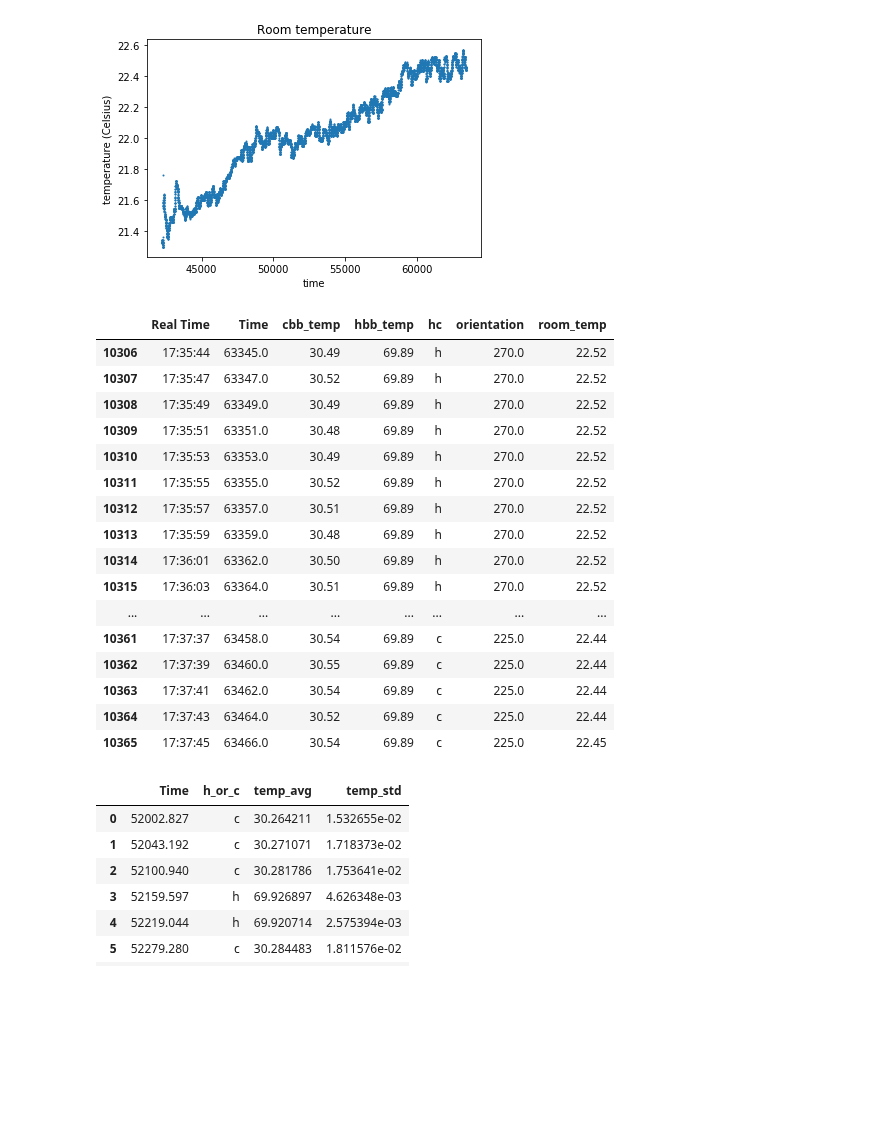
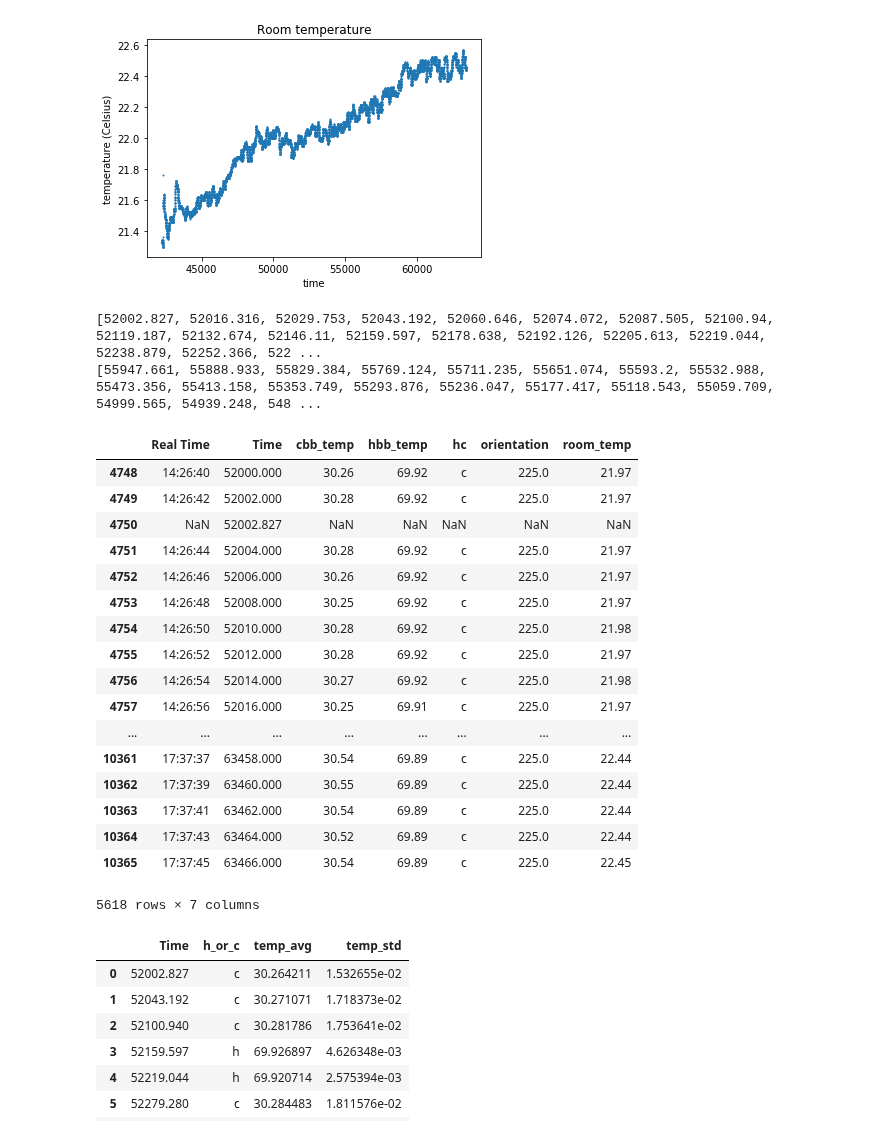
Before and after one commit to micolbedarida/MSci_Project, a Jupyter notebook: data_analysis_after_realignment.ipynb, the cells around one changed output. Saved outputs shown, nothing was run; the diff lists cells and outputs as text; code cells hidden in the pictures; blank space fills up the shorter version.

```diff
--- a/data_analysis_after_realignment.ipynb
+++ b/data_analysis_after_realignment.ipynb
@@ -144,9 +144,14 @@ start_time = 52000
 end_time = 56000
 
 times_all = [i for i in spectrum_times if start_time<i and i<end_time] # select times when reading is stable
+print(times_all)
 times = times_all[-4:0:-4] #only want every fourth spectrum
+print(times)
 times.append(times_all[0])
 times.sort(reverse = True) #need to insert rows into dataframe in reverse order in order not to get messed up with indices
+# %% [output]
+[52002.827, 52016.316, 52029.753, 52043.192, 52060.646, 52074.072, 52087.505, 52100.94, 52119.187, 52132.674, 52146.11, 52159.597, 52178.638, 52192.126, 52205.613, 52219.044, 52238.879, 52252.366, 522 ...
+[55947.661, 55888.933, 55829.384, 55769.124, 55711.235, 55651.074, 55593.2, 55532.988, 55473.356, 55413.158, 55353.749, 55293.876, 55236.047, 55177.417, 55118.543, 55059.709, 54999.565, 54939.248, 548 ...
 # %%
 #scan log_times, and insert spectra at corresponding times, with 'Nan' in the h_c column (by default)
 log_times = log_file['Time']
@@ -162,25 +167,26 @@ for t in times:
         line = pd.DataFrame([t], columns = [time_col_name])
         log_file = insert_row(i, log_file, line)
 # %%
-log_file[-60:]
+log_file[4748:]
 # %% [output]
 |  | Real Time | Time | cbb_temp | hbb_temp | hc | orientation | room_temp |
-| 10306 | 17:35:44 | 63345.0 | 30.49 | 69.89 | h | 270.0 | 22.52 |
-| 10307 | 17:35:47 | 63347.0 | 30.52 | 69.89 | h | 270.0 | 22.52 |
-| 10308 | 17:35:49 | 63349.0 | 30.49 | 69.89 | h | 270.0 | 22.52 |
-| 10309 | 17:35:51 | 63351.0 | 30.48 | 69.89 | h | 270.0 | 22.52 |
-| 10310 | 17:35:53 | 63353.0 | 30.49 | 69.89 | h | 270.0 | 22.52 |
-| 10311 | 17:35:55 | 63355.0 | 30.52 | 69.89 | h | 270.0 | 22.52 |
-| 10312 | 17:35:57 | 63357.0 | 30.51 | 69.89 | h | 270.0 | 22.52 |
-| 10313 | 17:35:59 | 63359.0 | 30.48 | 69.89 | h | 270.0 | 22.52 |
-| 10314 | 17:36:01 | 63362.0 | 30.50 | 69.89 | h | 270.0 | 22.52 |
-| 10315 | 17:36:03 | 63364.0 | 30.51 | 69.89 | h | 270.0 | 22.52 |
+| 4748 | 14:26:40 | 52000.000 | 30.26 | 69.92 | c | 225.0 | 21.97 |
+| 4749 | 14:26:42 | 52002.000 | 30.28 | 69.92 | c | 225.0 | 21.97 |
+| 4750 | NaN | 52002.827 | NaN | NaN | NaN | NaN | NaN |
+| 4751 | 14:26:44 | 52004.000 | 30.28 | 69.92 | c | 225.0 | 21.97 |
+| 4752 | 14:26:46 | 52006.000 | 30.26 | 69.92 | c | 225.0 | 21.97 |
+| 4753 | 14:26:48 | 52008.000 | 30.25 | 69.92 | c | 225.0 | 21.97 |
+| 4754 | 14:26:50 | 52010.000 | 30.28 | 69.92 | c | 225.0 | 21.98 |
+| 4755 | 14:26:52 | 52012.000 | 30.28 | 69.92 | c | 225.0 | 21.97 |
+| 4756 | 14:26:54 | 52014.000 | 30.27 | 69.92 | c | 225.0 | 21.98 |
+| 4757 | 14:26:56 | 52016.000 | 30.25 | 69.91 | c | 225.0 | 21.97 |
 | ... | ... | ... | ... | ... | ... | ... | ... |
-| 10361 | 17:37:37 | 63458.0 | 30.54 | 69.89 | c | 225.0 | 22.44 |
-| 10362 | 17:37:39 | 63460.0 | 30.55 | 69.89 | c | 225.0 | 22.44 |
-| 10363 | 17:37:41 | 63462.0 | 30.54 | 69.89 | c | 225.0 | 22.44 |
-| 10364 | 17:37:43 | 63464.0 | 30.52 | 69.89 | c | 225.0 | 22.44 |
-| 10365 | 17:37:45 | 63466.0 | 30.54 | 69.89 | c | 225.0 | 22.45 |
+| 10361 | 17:37:37 | 63458.000 | 30.54 | 69.89 | c | 225.0 | 22.44 |
+| 10362 | 17:37:39 | 63460.000 | 30.55 | 69.89 | c | 225.0 | 22.44 |
+| 10363 | 17:37:41 | 63462.000 | 30.54 | 69.89 | c | 225.0 | 22.44 |
+| 10364 | 17:37:43 | 63464.000 | 30.52 | 69.89 | c | 225.0 | 22.44 |
+| 10365 | 17:37:45 | 63466.000 | 30.54 | 69.89 | c | 225.0 | 22.45 |
+5618 rows × 7 columns
 # %%
 hc_list = []
 temps_avg = []
```
Also changed, not shown: parts of 2 cells of this notebook.
